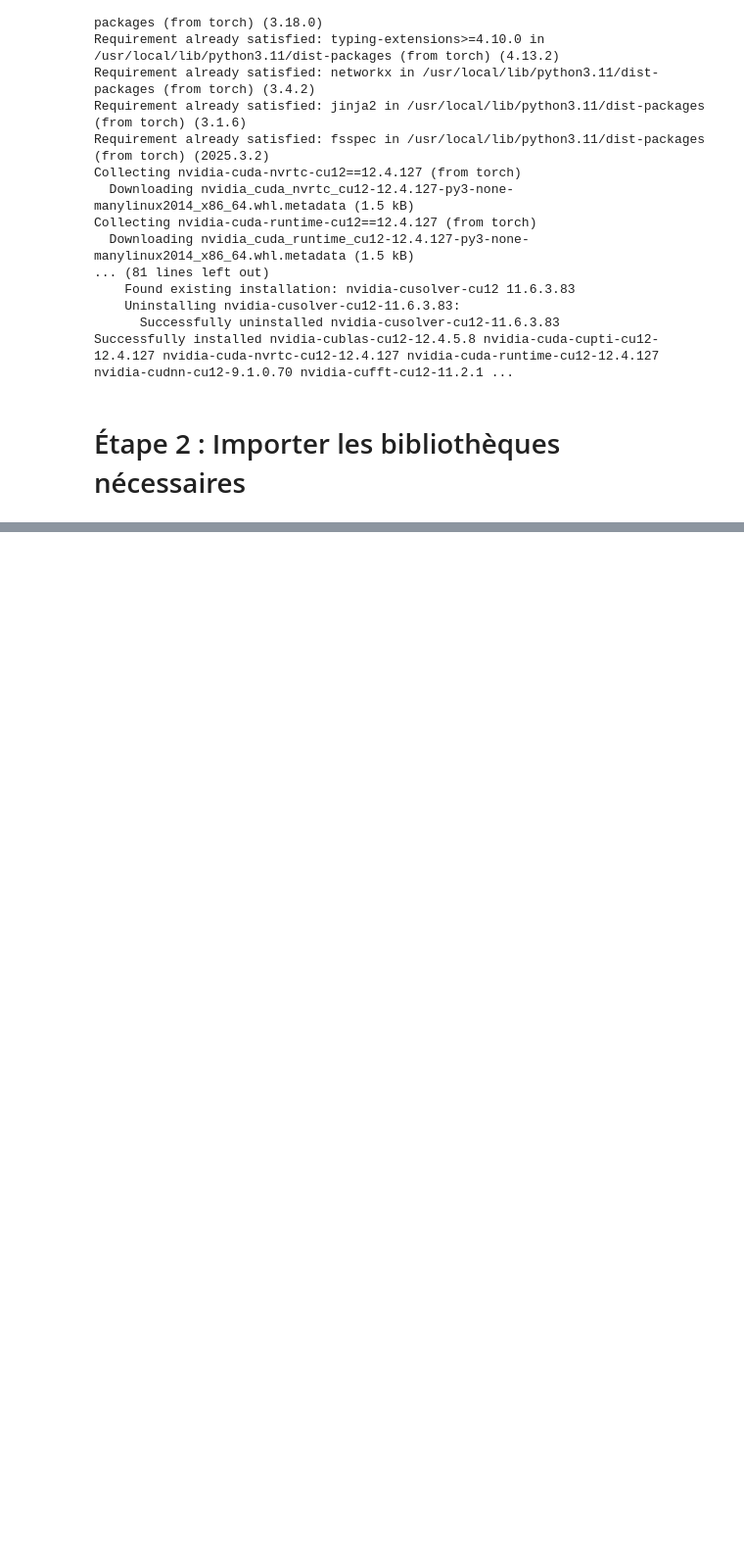
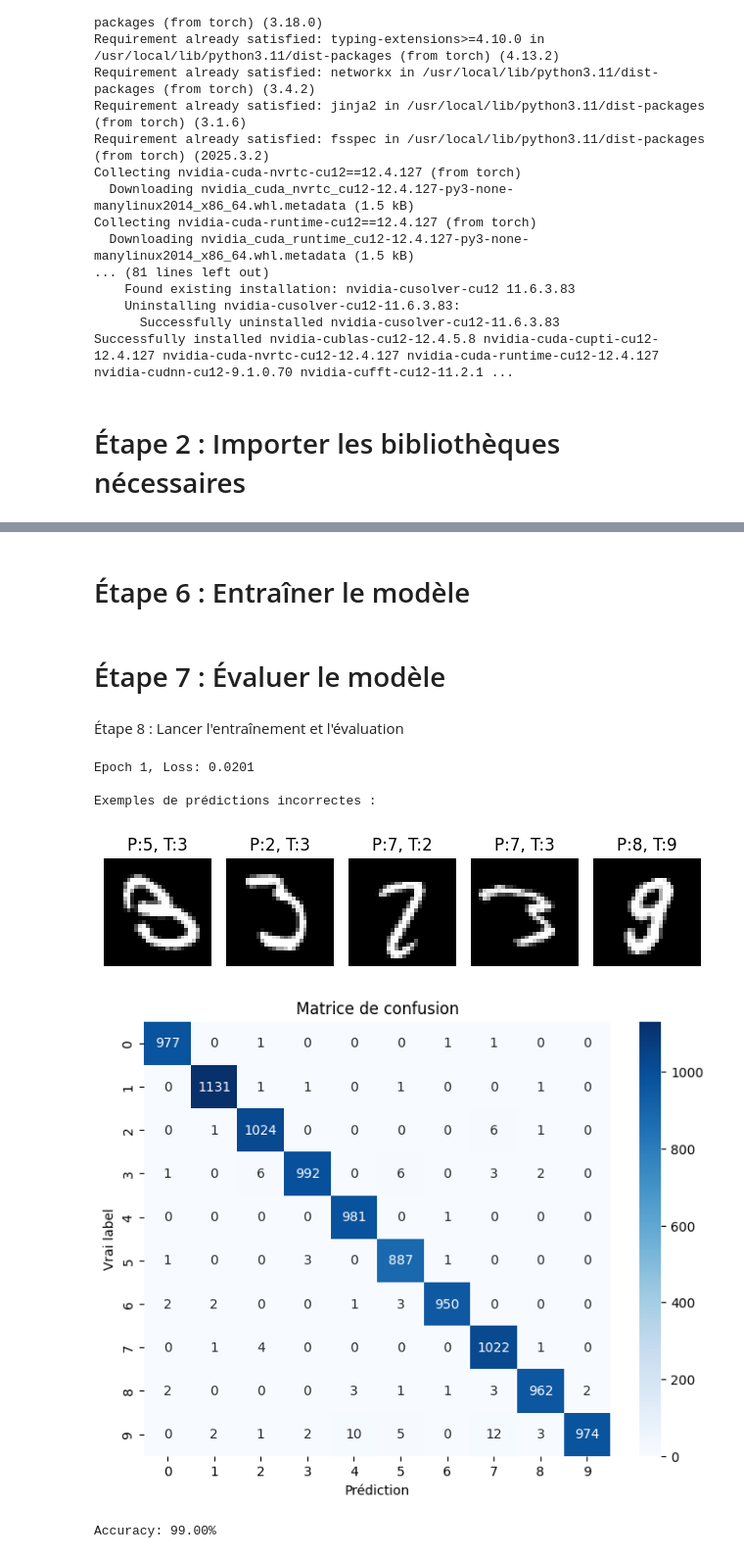
Before and after one commit to iannickgagnon/notebooks, a Jupyter notebook: PyTorch_CNN.ipynb, the cells around one changed output, grey strips where cells are left out. Shown: that part at 98% size. Cells and saved outputs as stored; diff of their text form; code cells hidden in the pictures; blank space fills up the shorter version.

Commit message:
Added training and testing with visualizations

```diff
--- a/PyTorch_CNN.ipynb
+++ b/PyTorch_CNN.ipynb
@@ -26,0 +212,43 @@ Successfully installed nvidia-cublas-cu12-12.4.5.8 nvidia-cuda-cupti-cu12-12.4.1
+# %%
+# Définir l'appareil sur lequel sera exécuté le modèle
+device = torch.device("cuda" if torch.cuda.is_available() else "cpu")
+
+# Relier le modèle et l'appareil
+model = CNNMNIST().to(device)
+
+# Instancier la fonction objective
+criterion = nn.CrossEntropyLoss()
+
+# Instancier l'optimiseur
+optimizer = optim.Adam(model.parameters(), lr=0.001)
+# %% [markdown]
+# Étape 6 : Entraîner le modèle
+# %%
+def train(model, train_loader, optimizer, criterion, epochs=5):
+
+  # Active le mode entraînement
+  model.train()
+
+  # Boucle sur chaque époque
+  for epoch in range(epochs):
+
+    # Accumulateur pour la perte totale de l'époque
+    running_loss = 0.0
+
+    # Boucle sur chaque batch
+    for images, labels in train_loader:
+
+      # Envoie les données sur le bon appareil
+      images, labels = images.to(device), labels.to(device)
+
+      optimizer.zero_grad()               # Réinitialise les gradients à zéro
+      outputs = model(images)             # Passe les images dans le modèle (forward pass)
+      loss = criterion(outputs, labels)   # Calcule la perte entre les prédictions et les vraies étiquettes
+      loss.backward()                     # Calcul des gradients via la rétropropagation
+      optimizer.step()                    # Mise à jour des poids du modèle
+      running_loss += loss.item()         # Ajoute la perte du batch à la somme totale
+
+    # Affiche la perte moyenne de l'époque
+    print(f"Epoch {epoch+1}, Loss: {running_loss / len(train_loader):.4f}")
+# %% [markdown]
+# Étape 7 : Évaluer le modèle
@@ -26,0 +324,13 @@ Successfully installed nvidia-cublas-cu12-12.4.5.8 nvidia-cuda-cupti-cu12-12.4.1
+# %% [markdown]
+Étape 8 : Lancer l'entraînement et l'évaluation
+# %%
+train(model, train_loader, optimizer, criterion, epochs=1)
+classes = [str(i) for i in range(10)]
+test(model, test_loader, classes)
+# %% [output]
+Epoch 1, Loss: 0.0201
+
+Exemples de prédictions incorrectes :
+[figure, added]
+[figure, added]
+Accuracy: 99.00%
```
Also changed, not shown: parts of 7 cells of this notebook.
